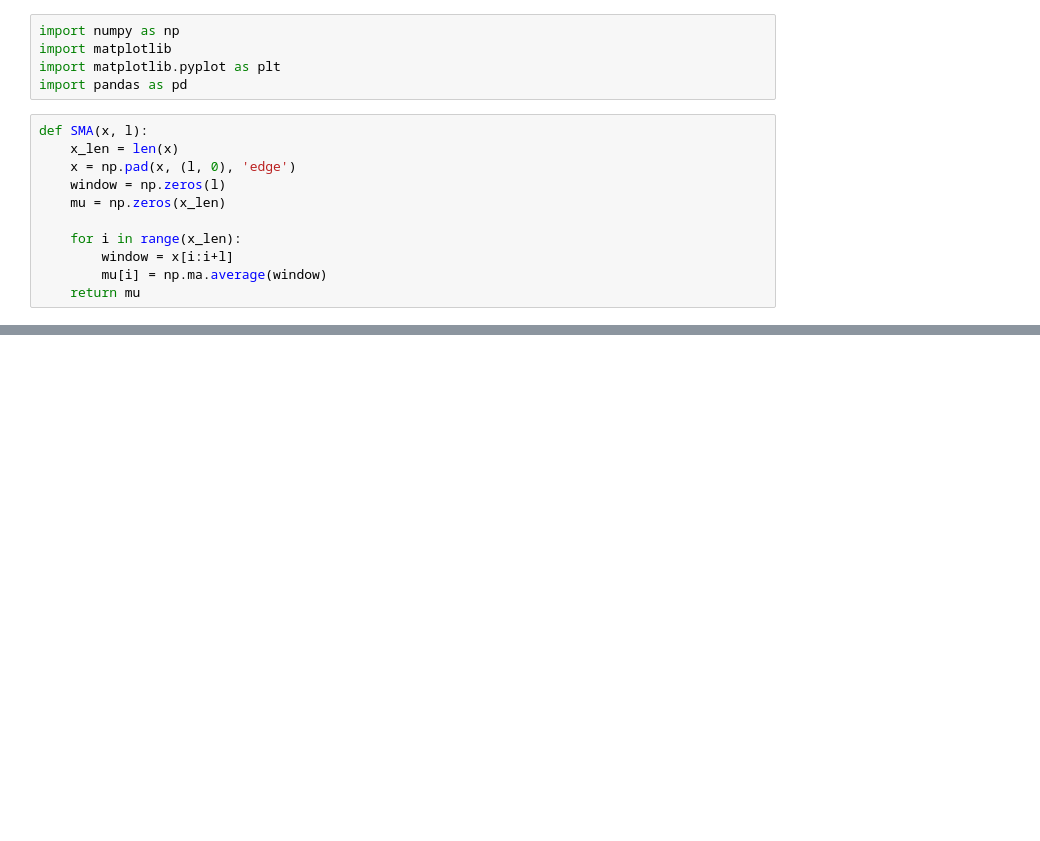
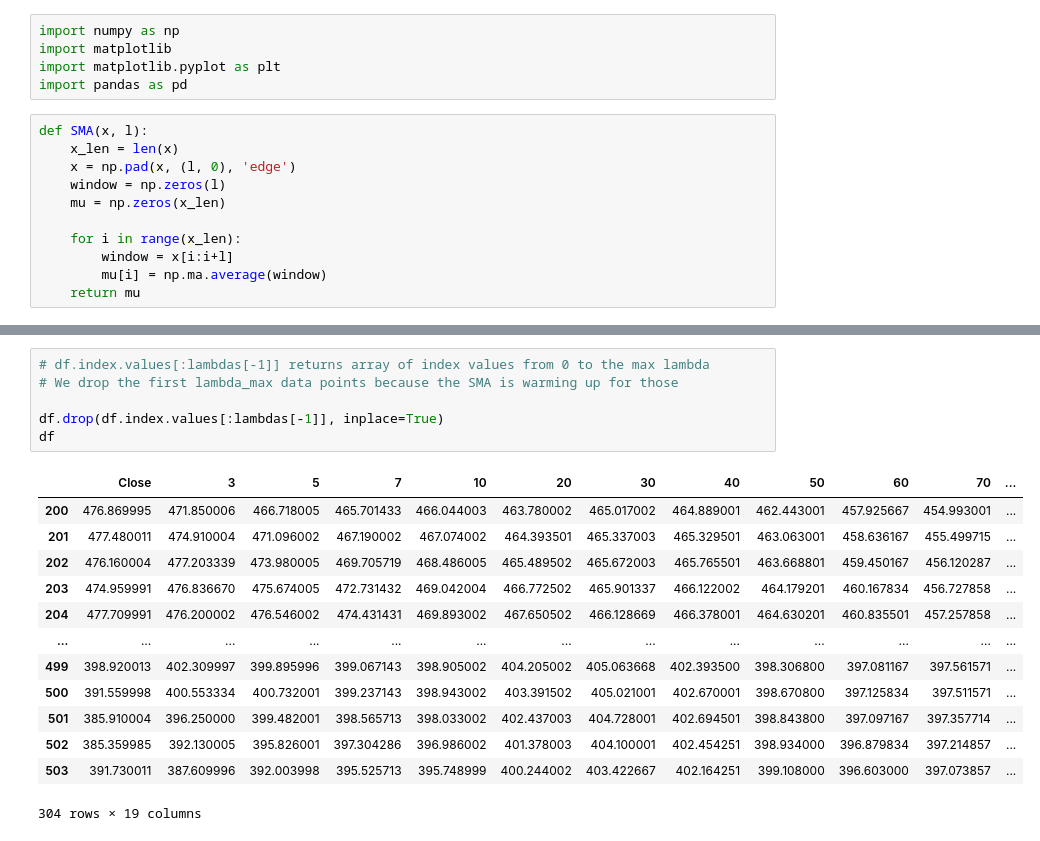
Before and after one commit to mroberts1137/Price-Data-Analysis, a Jupyter notebook: PriceDataAnalyzer.ipynb, the cells around one changed output, grey strips where cells are left out. Drawn from its saved outputs; the diff is of its cells as text; blank space fills up the shorter version.

```diff
--- a/PriceDataAnalyzer.ipynb
+++ b/PriceDataAnalyzer.ipynb
@@ -44,0 +74,20 @@ plt.show()
+# %%
+# df.index.values[:lambdas[-1]] returns array of index values from 0 to the max lambda
+# We drop the first lambda_max data points because the SMA is warming up for those
+
+df.drop(df.index.values[:lambdas[-1]], inplace=True)
+df
+# %% [output]
+|  | Close | 3 | 5 | 7 | 10 | 20 | 30 | 40 | 50 | 60 | 70 | ... |
+| 200 | 476.869995 | 471.850006 | 466.718005 | 465.701433 | 466.044003 | 463.780002 | 465.017002 | 464.889001 | 462.443001 | 457.925667 | 454.993001 | ... |
+| 201 | 477.480011 | 474.910004 | 471.096002 | 467.190002 | 467.074002 | 464.393501 | 465.337003 | 465.329501 | 463.063001 | 458.636167 | 455.499715 | ... |
+| 202 | 476.160004 | 477.203339 | 473.980005 | 469.705719 | 468.486005 | 465.489502 | 465.672003 | 465.765501 | 463.668801 | 459.450167 | 456.120287 | ... |
+| 203 | 474.959991 | 476.836670 | 475.674005 | 472.731432 | 469.042004 | 466.772502 | 465.901337 | 466.122002 | 464.179201 | 460.167834 | 456.727858 | ... |
+| 204 | 477.709991 | 476.200002 | 476.546002 | 474.431431 | 469.893002 | 467.650502 | 466.128669 | 466.378001 | 464.630201 | 460.835501 | 457.257858 | ... |
+| ... | ... | ... | ... | ... | ... | ... | ... | ... | ... | ... | ... | ... |
+| 499 | 398.920013 | 402.309997 | 399.895996 | 399.067143 | 398.905002 | 404.205002 | 405.063668 | 402.393500 | 398.306800 | 397.081167 | 397.561571 | ... |
+| 500 | 391.559998 | 400.553334 | 400.732001 | 399.237143 | 398.943002 | 403.391502 | 405.021001 | 402.670001 | 398.670800 | 397.125834 | 397.511571 | ... |
+| 501 | 385.910004 | 396.250000 | 399.482001 | 398.565713 | 398.033002 | 402.437003 | 404.728001 | 402.694501 | 398.843800 | 397.097167 | 397.357714 | ... |
+| 502 | 385.359985 | 392.130005 | 395.826001 | 397.304286 | 396.986002 | 401.378003 | 404.100001 | 402.454251 | 398.934000 | 396.879834 | 397.214857 | ... |
+| 503 | 391.730011 | 387.609996 | 392.003998 | 395.525713 | 395.748999 | 400.244002 | 403.422667 | 402.164251 | 399.108000 | 396.603000 | 397.073857 | ... |
+304 rows × 19 columns
```
Also changed, not shown: parts of 7 cells of this notebook, 2 other files.
